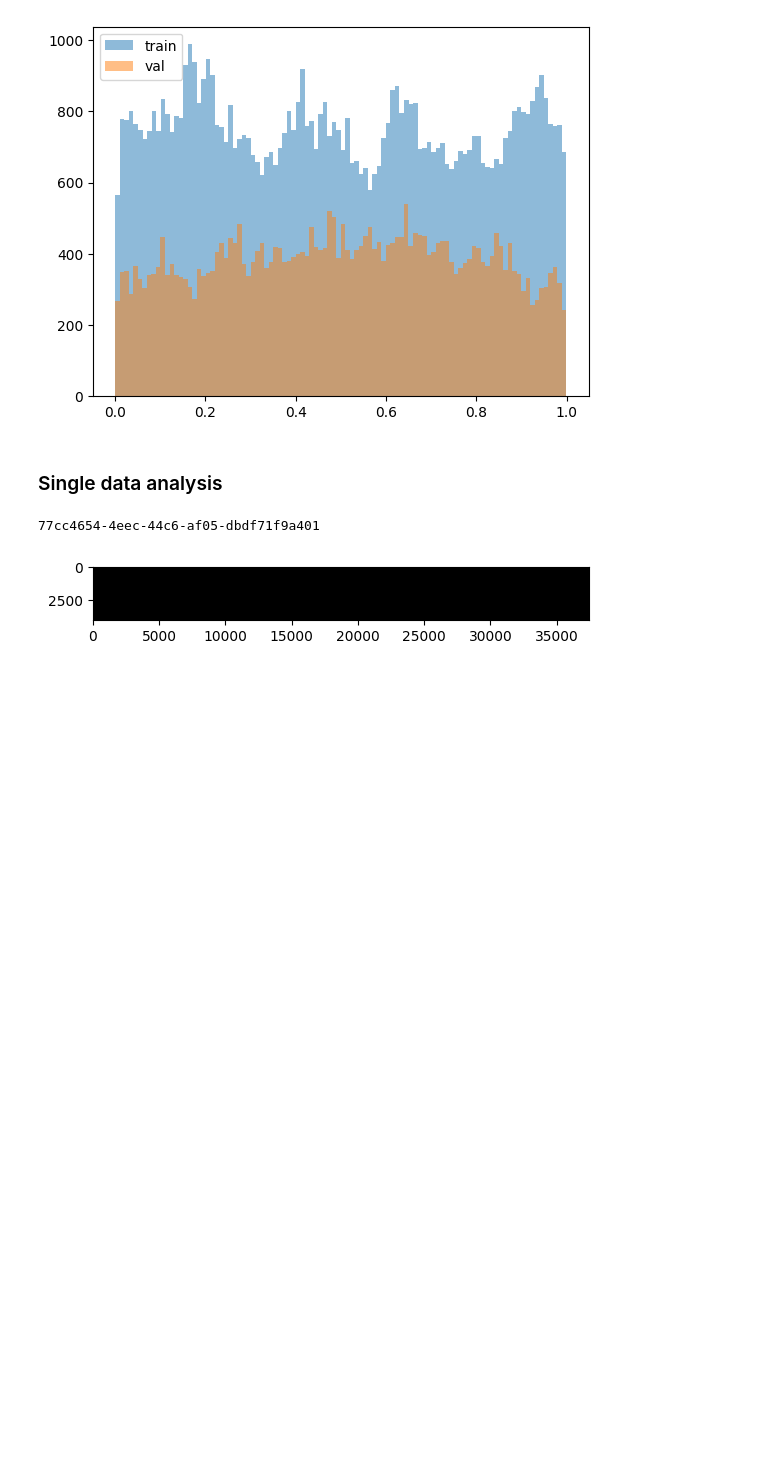
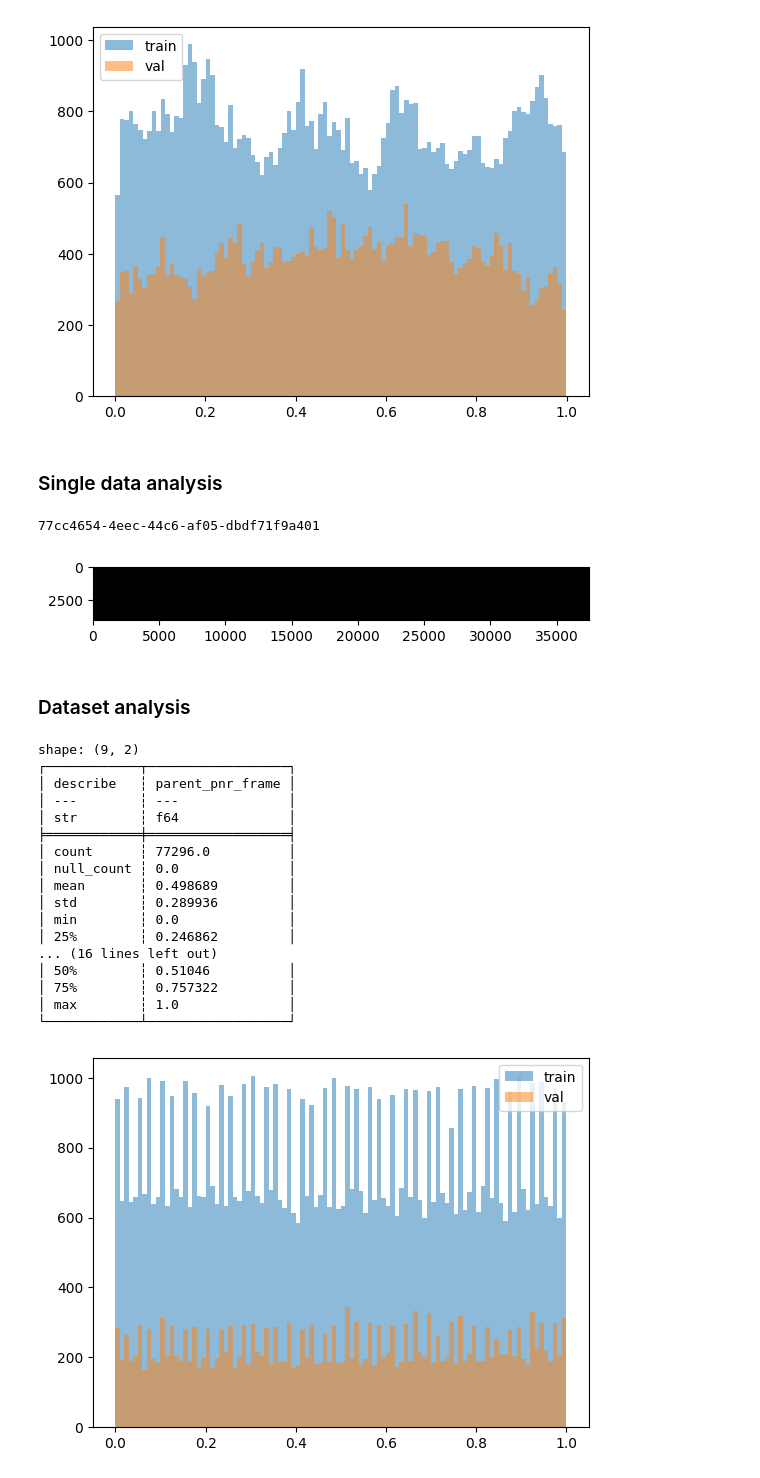
Before and after one commit to pasca-l/hands-and-objects, a Jupyter notebook: keypoint_estimation/datasets/EDA.ipynb, the cells around one changed output. Cells and saved outputs as stored; diff of their text form; code cells hidden in the pictures; blank space fills up the shorter version.

Commit message:
visualization code for sampling method

```diff
--- a/keypoint_estimation/datasets/EDA.ipynb
+++ b/keypoint_estimation/datasets/EDA.ipynb
@@ -302,3 +303,70 @@ plt.close()
 # %% [output]
 77cc4654-4eec-44c6-af05-dbdf71f9a401
 [figure]
+# %% [markdown]
+### Dataset analysis
+# %%
+from utils.datasets.ego4d.handler import AnnotationHandler
+
+dataset_dir = f"{git_root}/keypoint_estimation/datasets/local"
+selection = "segsec"
+
+train_handler = AnnotationHandler(
+    dataset_dir=dataset_dir,
+    task_name="fho_oscc-pnr",
+    phase="train",
+    selection=selection,
+)
+val_handler = AnnotationHandler(
+    dataset_dir=dataset_dir,
+    task_name="fho_oscc-pnr",
+    phase="val",
+    selection=selection,
+)
+
+pnr_loc_train_seg = train_handler().explode(
+    "parent_pnr_frame"
+).filter(
+    plr.col("parent_pnr_frame").is_not_null() == True
+).select(
+    (plr.col("parent_pnr_frame") - plr.col("segment_start_frame")) /\
+    (plr.col("segment_end_frame") - plr.col("segment_start_frame"))
+)
+pnr_loc_val_seg = val_handler().explode(
+    "parent_pnr_frame"
+).filter(
+    plr.col("parent_pnr_frame").is_not_null() == True
+).select(
+    (plr.col("parent_pnr_frame") - plr.col("segment_start_frame")) /\
+    (plr.col("segment_end_frame") - plr.col("segment_start_frame"))
+)
+
+print(pnr_loc_train_seg.describe(), pnr_loc_val_seg.describe(), sep="\n")
+
+plt.hist(pnr_loc_train_seg, bins=100, alpha=0.5, label="train")
+plt.hist(pnr_loc_val_seg, bins=100, alpha=0.5, label="val")
+
+plt.legend()
+plt.show()
+
+plt.clf()
+plt.close()
+# %% [output]
+shape: (9, 2)
+┌────────────┬──────────────────┐
+│ describe   ┆ parent_pnr_frame │
+│ ---        ┆ ---              │
+│ str        ┆ f64              │
+╞════════════╪══════════════════╡
+│ count      ┆ 77296.0          │
+│ null_count ┆ 0.0              │
+│ mean       ┆ 0.498689         │
+│ std        ┆ 0.289936         │
+│ min        ┆ 0.0              │
+│ 25%        ┆ 0.246862         │
+... (16 lines left out)
+│ 50%        ┆ 0.51046          │
+│ 75%        ┆ 0.757322         │
+│ max        ┆ 1.0              │
+└────────────┴──────────────────┘
+[figure, added]
```
Also changed, not shown: parts of 1 cell of this notebook.
